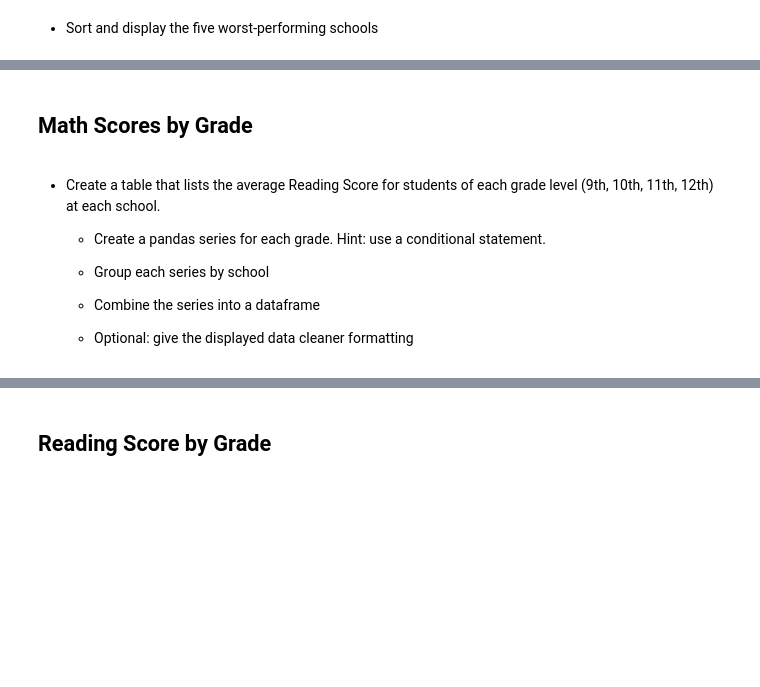
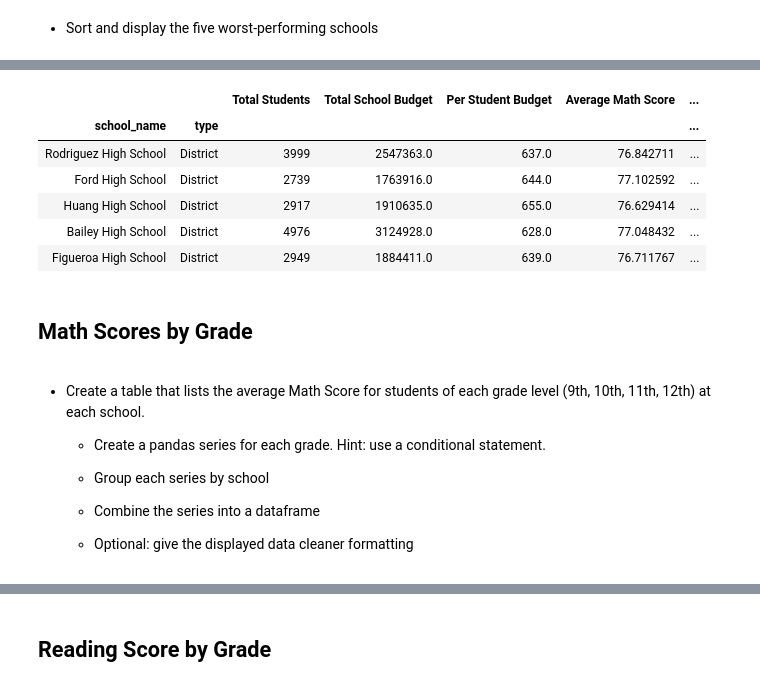
Before and after one commit to RaveElevator/Pandas_Challenge, a Jupyter notebook: PyCitySchools_starter.ipynb, the cells around one changed output, grey strips where cells are left out. Saved outputs shown, nothing was run; the diff lists cells and outputs as text; code cells hidden in the pictures; blank space fills up the shorter version.

```diff
--- a/PyCitySchools_starter.ipynb
+++ b/PyCitySchools_starter.ipynb
@@ -204,7 +208,19 @@ KeyError: 'Overall Passing Rate'
+# %%
+# The the five worst-performing schools. GJM
+top_performing_schools = per_school_summary.sort_values(["Overall Passing"], ascending=True)
+top_performing_schools.head(5)
+# %% [output]
+|  |  | Total Students | Total School Budget | Per Student Budget | Average Math Score | ... |
+| school_name | type |  |  |  |  | ... |
+| Rodriguez High School | District | 3999 | 2547363.0 | 637.0 | 76.842711 | ... |
+| Ford High School | District | 2739 | 1763916.0 | 644.0 | 77.102592 | ... |
+| Huang High School | District | 2917 | 1910635.0 | 655.0 | 76.629414 | ... |
+| Bailey High School | District | 4976 | 3124928.0 | 628.0 | 77.048432 | ... |
+| Figueroa High School | District | 2949 | 1884411.0 | 639.0 | 76.711767 | ... |
 # %% [markdown]
 ## Math Scores by Grade
 # %% [markdown]
-* Create a table that lists the average Reading Score for students of each grade level (9th, 10th, 11th, 12th) at each school.
+* Create a table that lists the average Math Score for students of each grade level (9th, 10th, 11th, 12th) at each school.
 
   * Create a pandas series for each grade. Hint: use a conditional statement.
 
```
Also changed, not shown: parts of 9 cells of this notebook.
